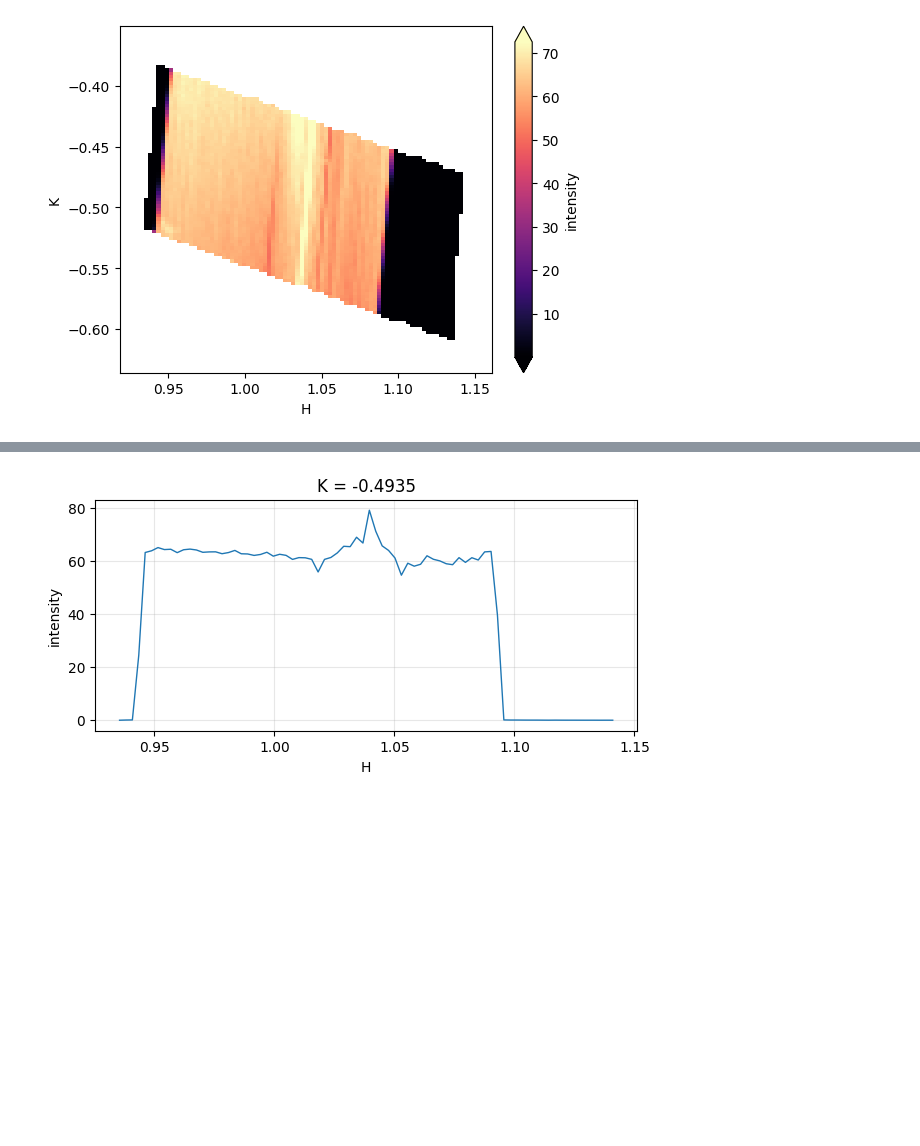
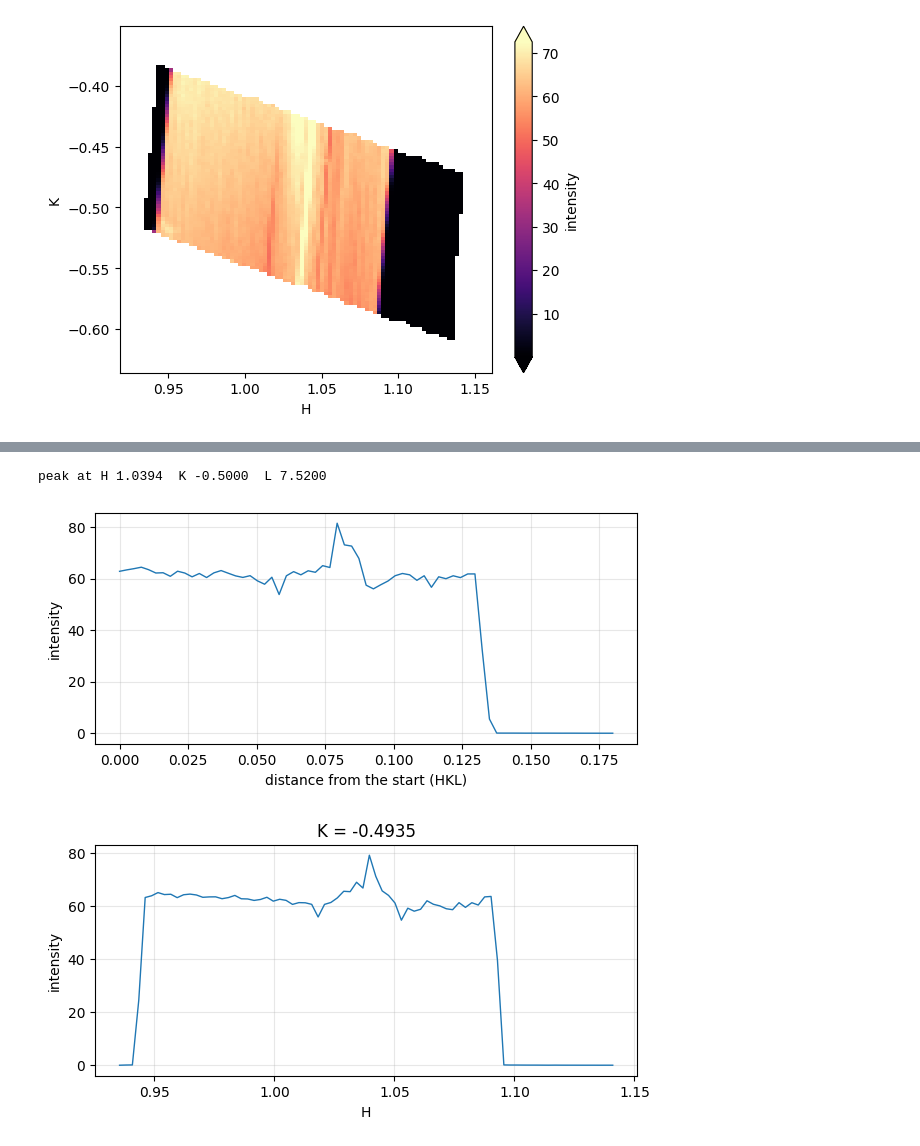
Before and after one commit to jwkim-anl/6idb-scan-viewer, a Jupyter notebook: examples/getting-started.ipynb, the cells around one changed output, grey strips where cells are left out. Saved outputs shown, nothing was run; the diff lists cells and outputs as text; code cells hidden in the pictures; blank space fills up the shorter version.

```diff
--- a/examples/getting-started.ipynb
+++ b/examples/getting-started.ipynb
@@ -421,0 +433,4 @@ sl.plot(figsize=(6, 4.5), cmap="magma", robust=True)
+# %%
+cut = m.cut((0.96, -0.50, 7.52), (1.14, -0.50, 7.52), width=5, normal=(0, 0, 1))
+print(cut.attrs)
+cut.head()
@@ -422,3 +445,12 @@ sl.plot(figsize=(6, 4.5), cmap="magma", robust=True)
+# %%
+ax = cut.plot(x="distance", y="intensity", figsize=(7, 3), lw=1, legend=False)
+ax.set_xlabel("distance from the start (HKL)"); ax.set_ylabel("intensity")
+ax.grid(alpha=0.3)
+peak = cut.loc[cut["intensity"].idxmax()]
+print(f"peak at H {peak.H:.4f}  K {peak.K:.4f}  L {peak.L:.4f}")
+# %% [output]
+peak at H 1.0394  K -0.5000  L 7.5200
+[figure, added]
 # %%
 # a line through the slice is a one-liner once it is labelled
 cut = sl.sel({sl.dims[0]: sl[sl.dims[0]][len(sl[sl.dims[0]]) // 2]}, method="nearest")
```
Also changed, not shown: parts of 2 cells of this notebook, 7 other files.
